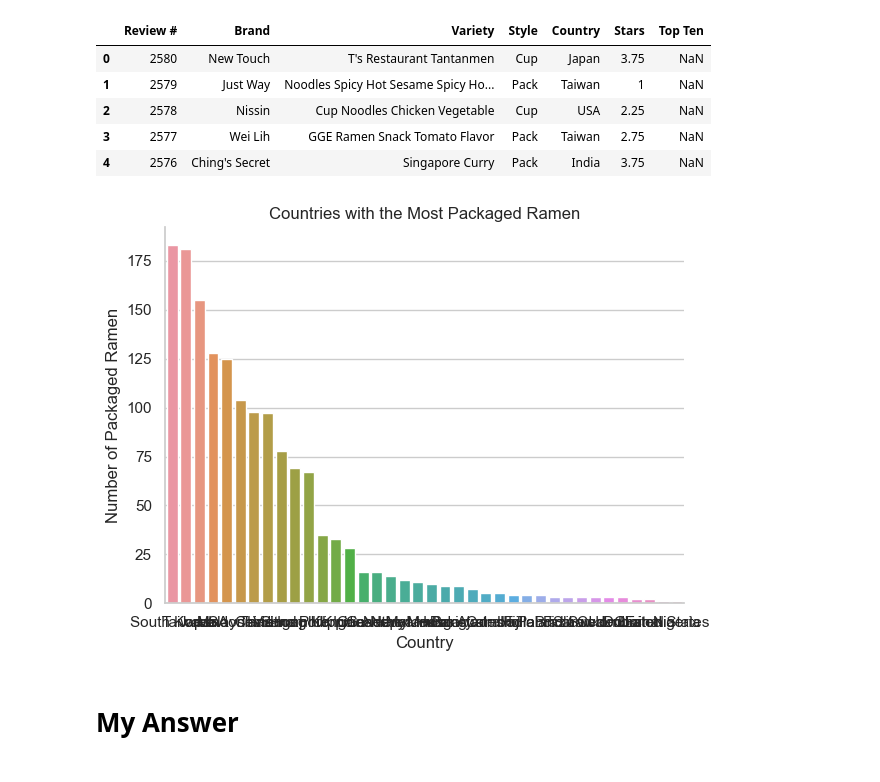
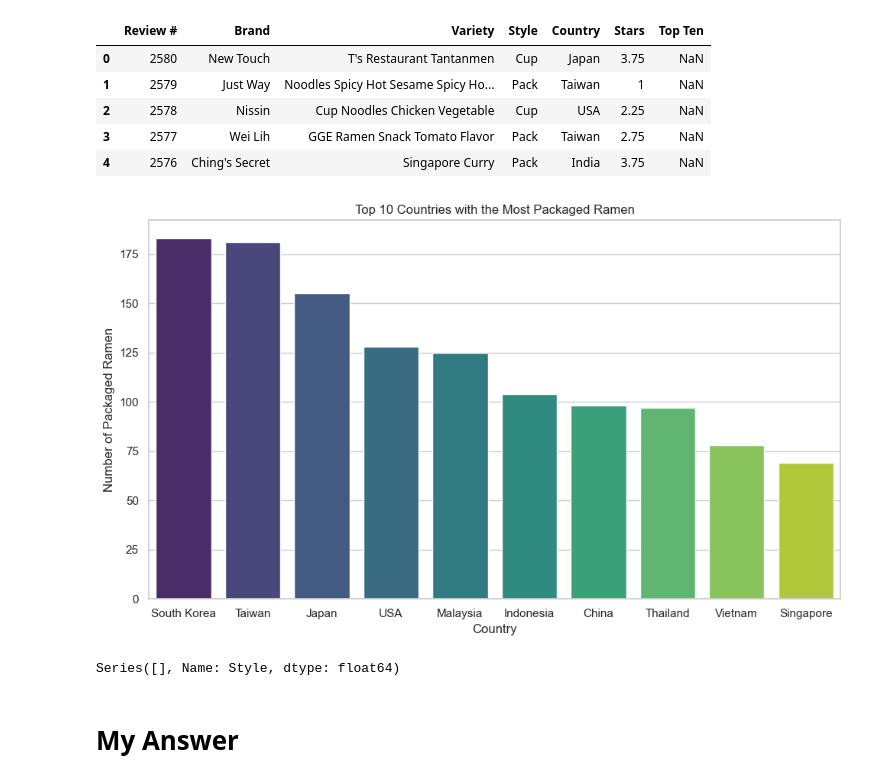
Before and after one commit to applepot437/ai, a Jupyter notebook: sem 1/unit 1 final/Unit+1+-+Final+Project+Template.ipynb, the cells around one changed output. Saved outputs shown, nothing was run; the diff lists cells and outputs as text; code cells hidden in the pictures.

```diff
--- a/sem 1/unit 1 final/Unit+1+-+Final+Project+Template.ipynb
+++ b/sem 1/unit 1 final/Unit+1+-+Final+Project+Template.ipynb
@@ -39,20 +39,27 @@ df.head()
 # %%
 pack = df[df['Style'] == 'Pack']
 
-country_counts = pack['Country'].value_counts().reset_index()
+country_counts = pack ['Country'].value_counts().nlargest(10).reset_index()
 country_counts.columns = ['Country', 'Count']
 
 sns.set(style="whitegrid")
-bar_plot = sns.barplot(x='Country', y='Count', data=country_counts)
+bar_plot = sns.barplot(x='Country', y='Count', data=country_counts, palette="viridis")
 
 bar_plot.set_xlabel('Country')
 bar_plot.set_ylabel('Number of Packaged Ramen')
-bar_plot.set_title('Countries with the Most Packaged Ramen')
-sns.despine()
+bar_plot.set_title('Top 10 Countries with the Most Packaged Ramen')
+bar_plot.figure.set_size_inches(10, 6)
 bar_plot.figure.tight_layout()
 bar_plot.figure.show()
 # %% [output]
-[figure, old version]
+[figure, new version]
+# %%
+north_korea_ramen = df[df['Country'] == 'North Korea']
+style_counts = north_korea_ramen['Style'].value_counts()
+relative_frequencies = style_counts / style_counts.sum()
+print(relative_frequencies)
+# %% [output]
+Series([], Name: Style, dtype: float64)
 # %% [markdown]
 # My Answer
 # %% [markdown]
```
Also changed, not shown: 3 other files.
